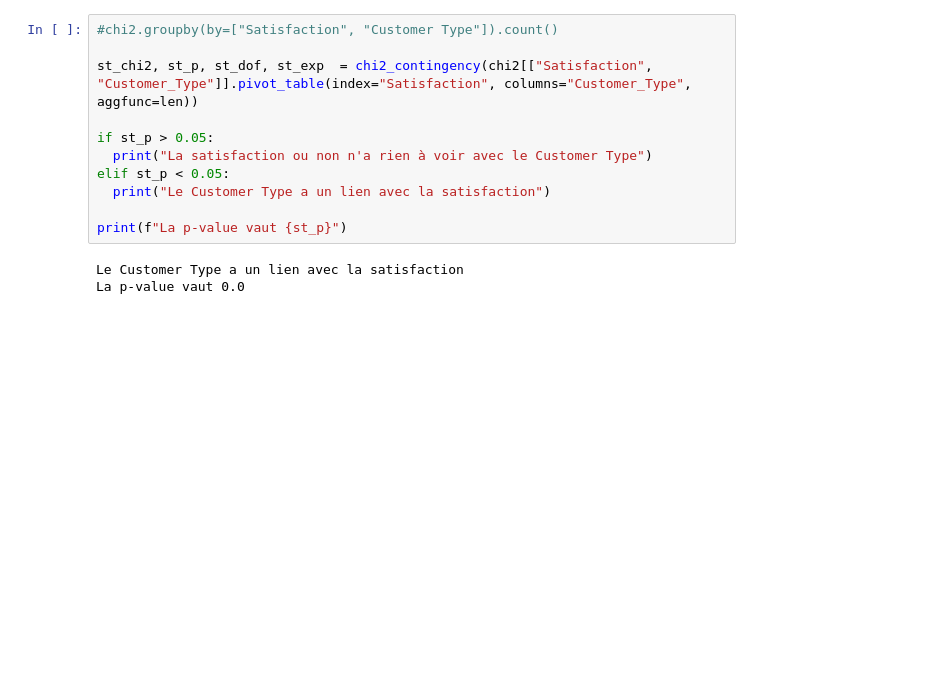
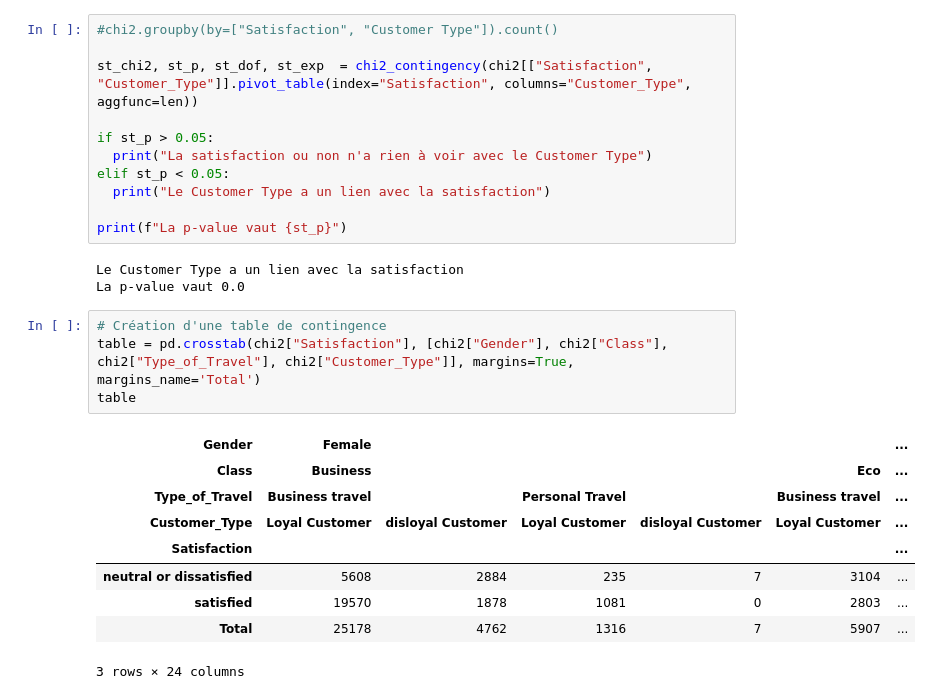
Before and after one commit to data-IA-2022/Airline_Jeremy, a Jupyter notebook: chap1_analyse_des_donnees.ipynb, the cells around one changed output. Cells and saved outputs as stored; diff of their text form; blank space fills up the shorter version.

```diff
--- a/analyse_des_donnees.ipynb
+++ b/chap1_analyse_des_donnees.ipynb
@@ -345,3 +319,17 @@ print(f"La p-value vaut {st_p}")
 # %% [output]
 Le Customer Type a un lien avec la satisfaction
 La p-value vaut 0.0
+# %%
+# Création d'une table de contingence
+table = pd.crosstab(chi2["Satisfaction"], [chi2["Gender"], chi2["Class"], chi2["Type_of_Travel"], chi2["Customer_Type"]], margins=True, margins_name='Total')
+table
+# %% [output]
+| Gender | Female |  |  |  |  | ... |
+| Class | Business |  |  |  | Eco | ... |
+| Type_of_Travel | Business travel |  | Personal Travel |  | Business travel | ... |
+| Customer_Type | Loyal Customer | disloyal Customer | Loyal Customer | disloyal Customer | Loyal Customer | ... |
+| Satisfaction |  |  |  |  |  | ... |
+| neutral or dissatisfied | 5608 | 2884 | 235 | 7 | 3104 | ... |
+| satisfied | 19570 | 1878 | 1081 | 0 | 2803 | ... |
+| Total | 25178 | 4762 | 1316 | 7 | 5907 | ... |
+3 rows × 24 columns
```
Also changed, not shown: parts of 5 cells of this notebook, 1 other file.
